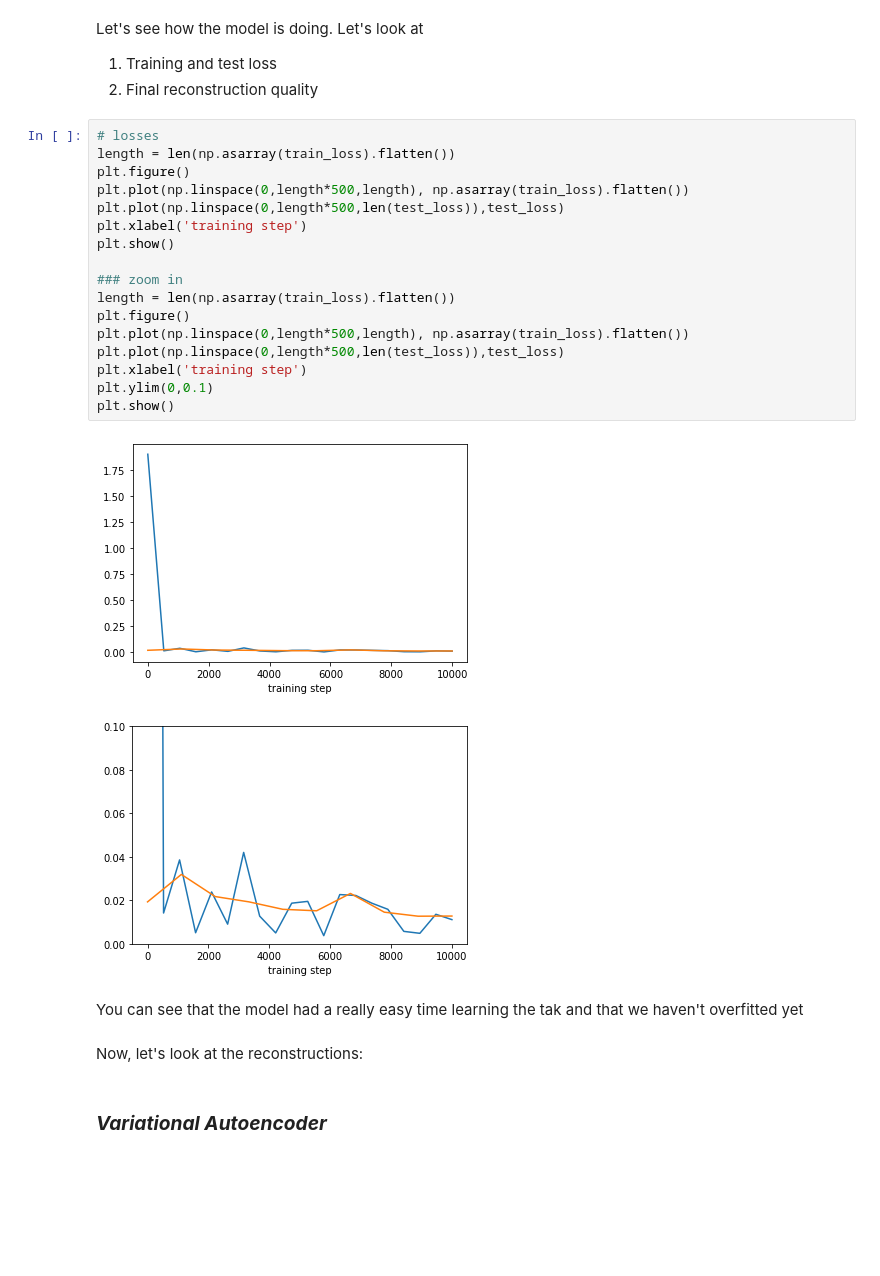
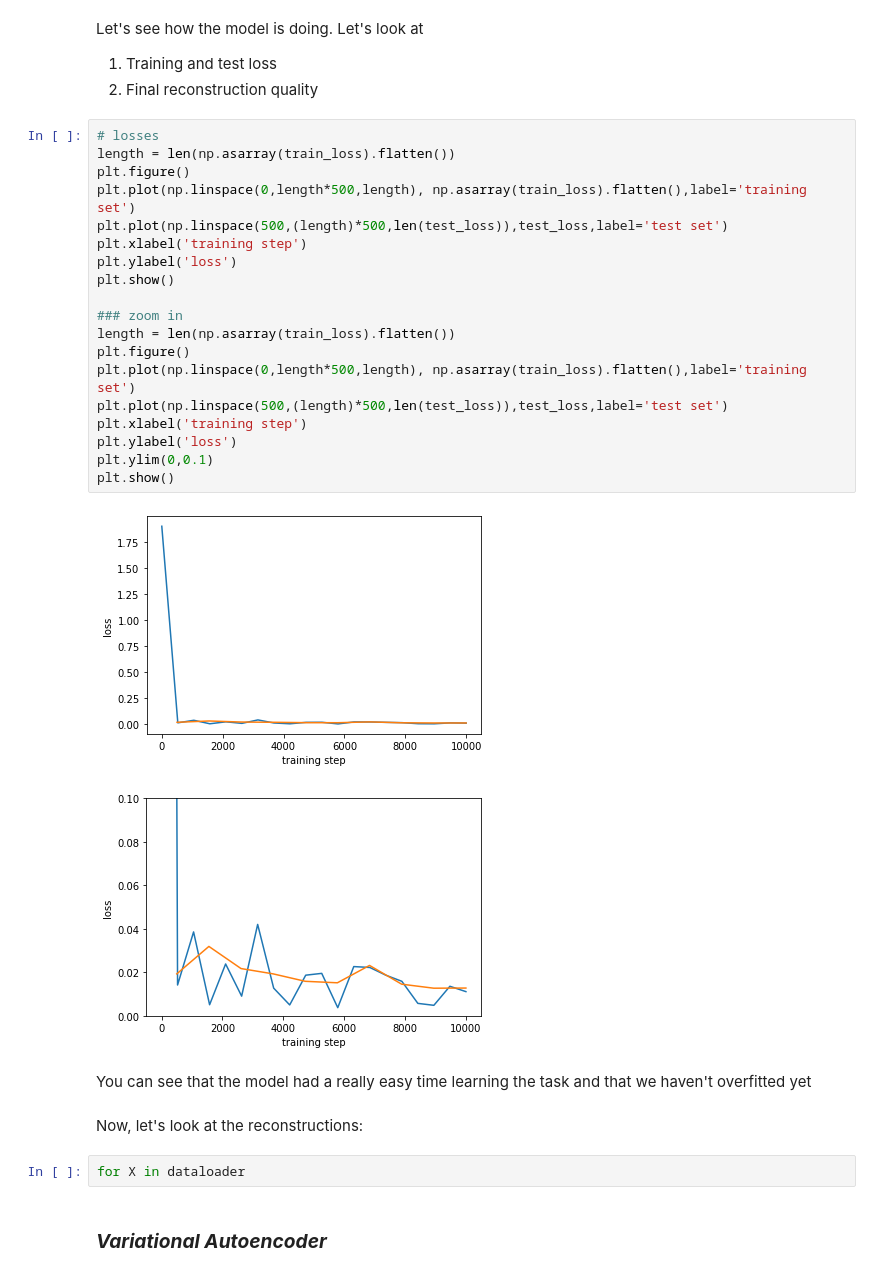
Before and after one commit to VMBoehm/ML_Lectures, a Jupyter notebook: IntroductionToVariationalAutoencoders_solutions.ipynb, the cells around one changed output. Saved outputs shown, nothing was run; the diff lists cells and outputs as text; blank space fills up the shorter version.

```diff
--- a/IntroductionToVariationalAutoencoders_solutions.ipynb
+++ b/IntroductionToVariationalAutoencoders_solutions.ipynb
@@ -334,27 +333,31 @@ Let's see how the model is doing. Let's look at
 # %%
 # losses
 length = len(np.asarray(train_loss).flatten())
 plt.figure()
-plt.plot(np.linspace(0,length*500,length), np.asarray(train_loss).flatten())
-plt.plot(np.linspace(0,length*500,len(test_loss)),test_loss)
+plt.plot(np.linspace(0,length*500,length), np.asarray(train_loss).flatten(),label='training set')
+plt.plot(np.linspace(500,(length)*500,len(test_loss)),test_loss,label='test set')
 plt.xlabel('training step')
+plt.ylabel('loss')
 plt.show()
 
 ### zoom in
 length = len(np.asarray(train_loss).flatten())
 plt.figure()
-plt.plot(np.linspace(0,length*500,length), np.asarray(train_loss).flatten())
-plt.plot(np.linspace(0,length*500,len(test_loss)),test_loss)
+plt.plot(np.linspace(0,length*500,length), np.asarray(train_loss).flatten(),label='training set')
+plt.plot(np.linspace(500,(length)*500,len(test_loss)),test_loss,label='test set')
 plt.xlabel('training step')
+plt.ylabel('loss')
 plt.ylim(0,0.1)
 plt.show()
 # %% [output]
-[figure, old version]
+[figure, new version]
-[figure, old version]
+[figure, new version]
 # %% [markdown]
-You can see that the model had a really easy time learning the tak and that we haven't overfitted yet
+You can see that the model had a really easy time learning the task and that we haven't overfitted yet
 # %% [markdown]
 Now, let's look at the reconstructions:
+# %%
+for X in dataloader
 # %% [markdown]
 ### ***Variational Autoencoder***
 # %%
```
Also changed, not shown: parts of 3 cells of this notebook.
